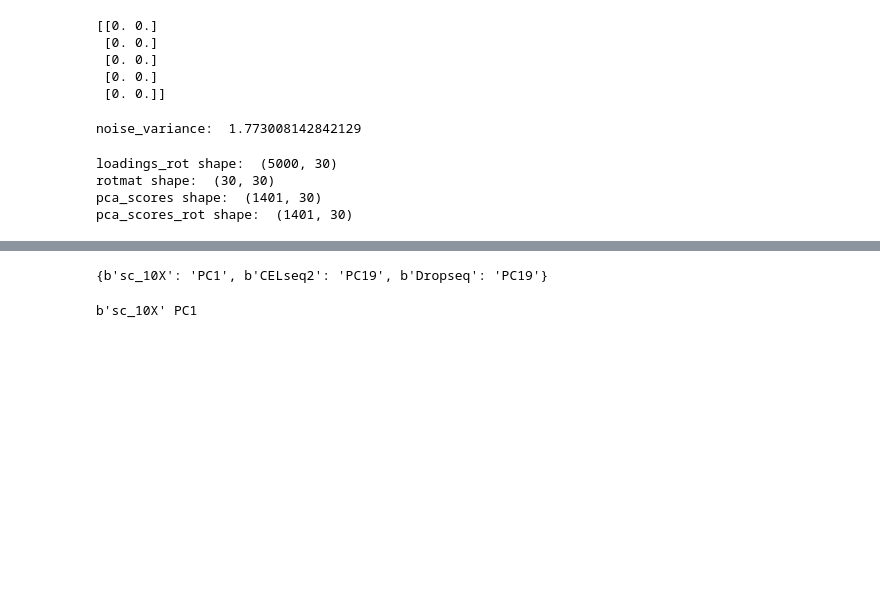
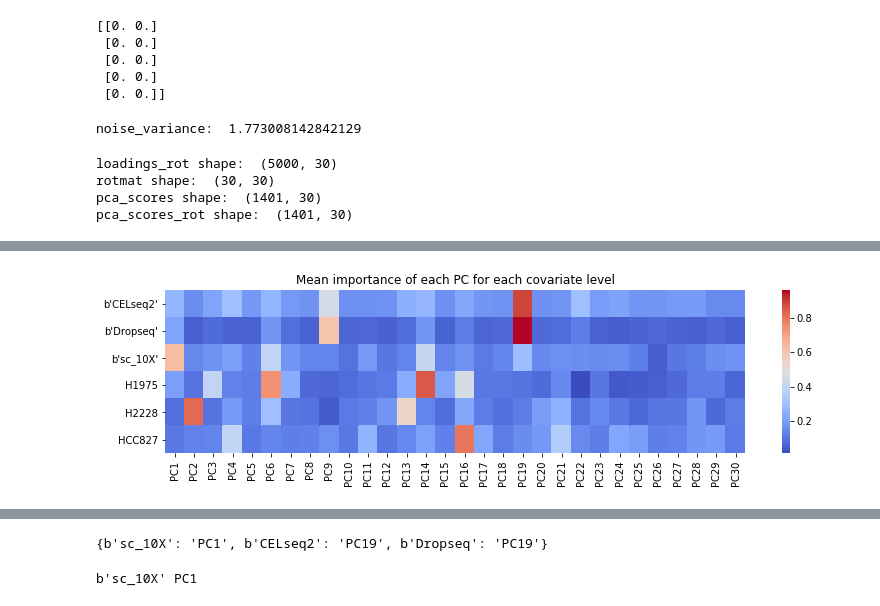
Before and after one commit to delipouya/scLMM, a Jupyter notebook: notebooks/FA_Interpretibility_metrics.ipynb, the cells around one changed output, grey strips where cells are left out. Drawn from its saved outputs; the diff is of its cells as text; code cells hidden in the pictures; blank space fills up the shorter version.

```diff
--- a/notebooks/FA_Interpretibility_metrics.ipynb
+++ b/notebooks/FA_Interpretibility_metrics.ipynb
@@ -497,0 +481,14 @@ importance_df_np_d = pd.DataFrame(importance_df_np, index=importance_df.index, c
+# %%
+mean_importance_df_protocol.shape
+mean_importance_df_cell_line
+
+### concatenate mean_importance_df_protocol and mean_importance_df_cell_line
+mean_importance_df = pd.concat([mean_importance_df_protocol, mean_importance_df_cell_line], axis=0)
+mean_importance_df.shape
+### plot mean_importance_df as a heatmap
+fig, ax = plt.subplots(figsize=(13, 3))
+sns.heatmap(mean_importance_df, cmap='coolwarm', ax=ax)
+ax.set_title('Mean importance of each PC for each covariate level')
+plt.show()
+# %% [output]
+[figure, added]
```
Also changed, not shown: parts of 7 cells of this notebook.
